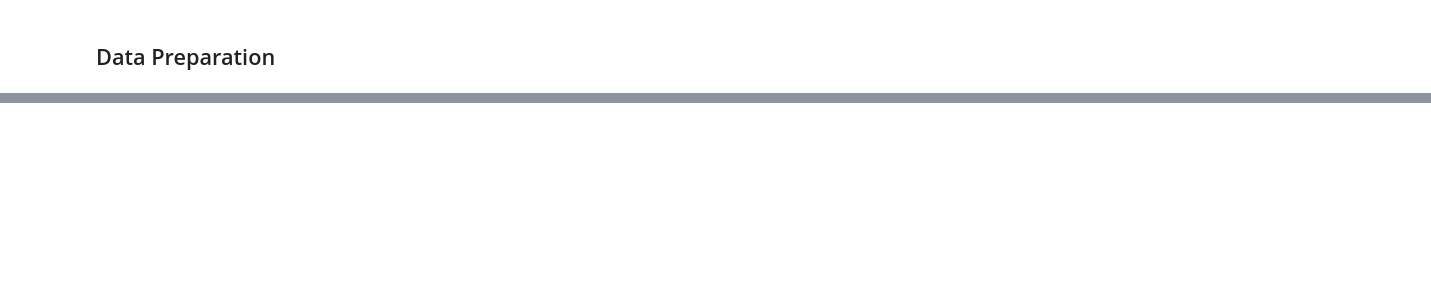
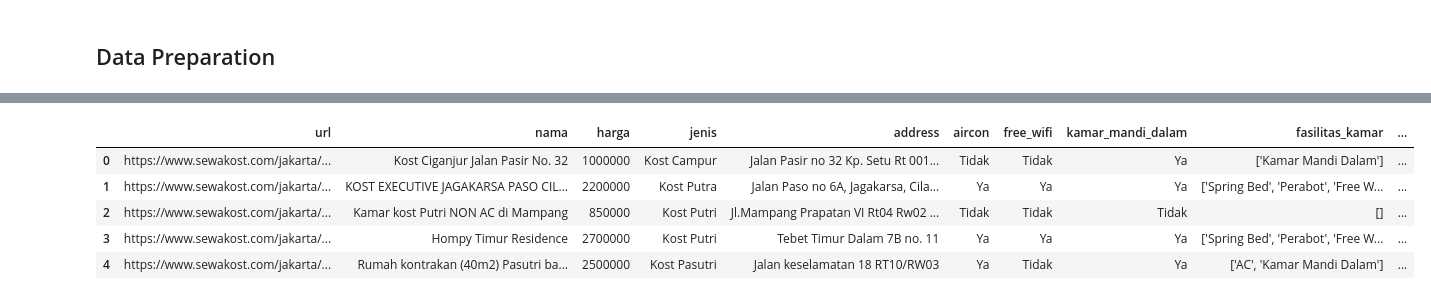
Before and after one commit to IrfanChairurrachman/scrapper, a Jupyter notebook: sewakost_scrapper.ipynb, the cells around one changed output, grey strips where cells are left out. Saved outputs shown, nothing was run; the diff lists cells and outputs as text; code cells hidden in the pictures; blank space fills up the shorter version.

```diff
--- a/sewakost_scrapper.ipynb
+++ b/sewakost_scrapper.ipynb
@@ -102,0 +139,4 @@ df.head()
+# %%
+df.dropna(inplace=True)
+
+df.isnull().sum()
@@ -102,0 +155,20 @@ df.head()
+# %%
+import re as re
+
+def find_number(text):
+    try:
+        num = "".join(re.findall(r'[\d]+',text))
+        return int(num)
+    except:
+        return 0
+
+df['harga'] = df['harga'].apply(lambda x: find_number(x))
+
+df.head()
+# %% [output]
+|  | url | nama | harga | jenis | address | aircon | free_wifi | kamar_mandi_dalam | fasilitas_kamar | ... |
+| 0 | https://www.sewakost.com/jakarta/... | Kost Ciganjur Jalan Pasir No. 32 | 1000000 | Kost Campur | Jalan Pasir no 32 Kp. Setu Rt 001... | Tidak | Tidak | Ya | ['Kamar Mandi Dalam'] | ... |
+| 1 | https://www.sewakost.com/jakarta/... | KOST EXECUTIVE JAGAKARSA PASO CIL... | 2200000 | Kost Putra | Jalan Paso no 6A, Jagakarsa, Cila... | Ya | Ya | Ya | ['Spring Bed', 'Perabot', 'Free W... | ... |
+| 2 | https://www.sewakost.com/jakarta/... | Kamar kost Putri NON AC di Mampang | 850000 | Kost Putri | Jl.Mampang Prapatan VI Rt04 Rw02 ... | Tidak | Tidak | Tidak | [] | ... |
+| 3 | https://www.sewakost.com/jakarta/... | Hompy Timur Residence | 2700000 | Kost Putri | Tebet Timur Dalam 7B no. 11 | Ya | Ya | Ya | ['Spring Bed', 'Perabot', 'Free W... | ... |
+| 4 | https://www.sewakost.com/jakarta/... | Rumah kontrakan (40m2) Pasutri ba... | 2500000 | Kost Pasutri | Jalan keselamatan 18 RT10/RW03 | Ya | Tidak | Ya | ['AC', 'Kamar Mandi Dalam'] | ... |
```
Also changed, not shown: parts of 5 cells of this notebook.
